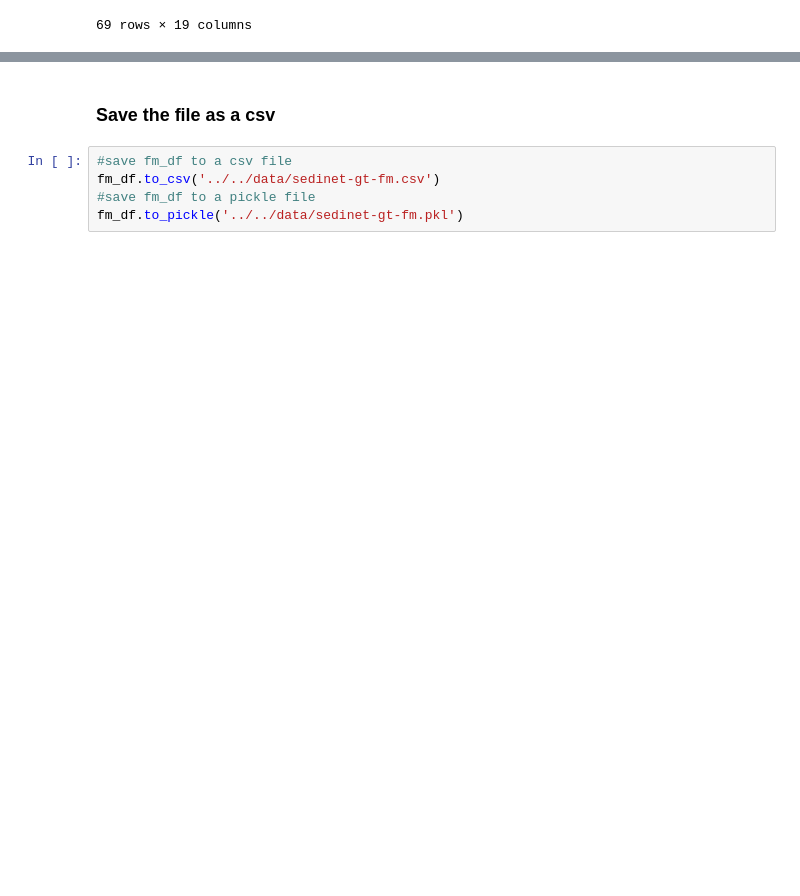
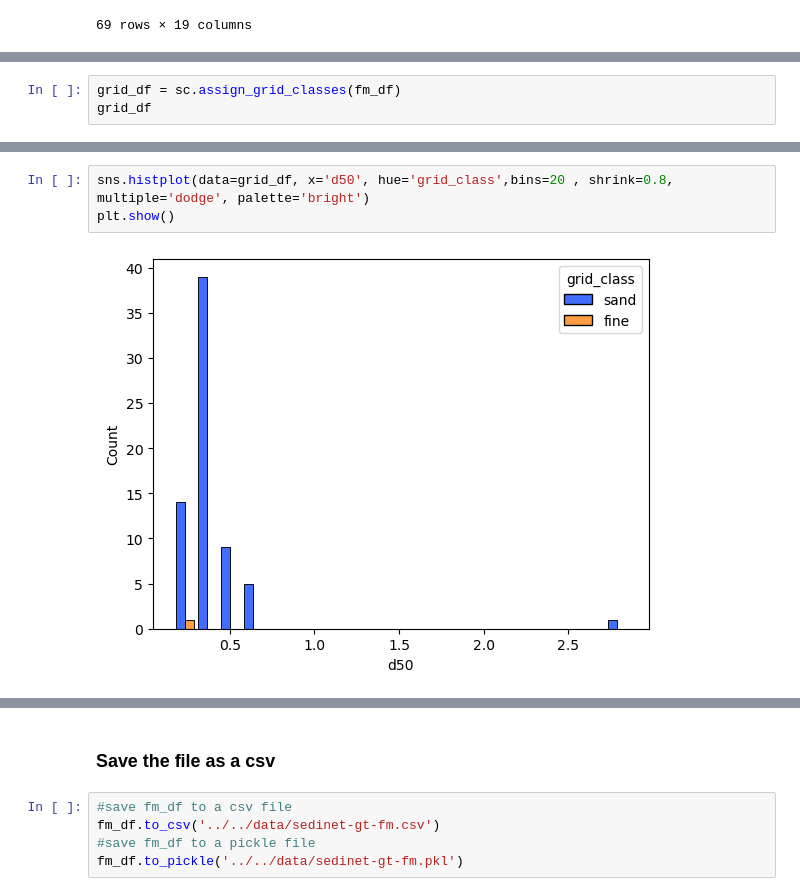
Before and after one commit to BerkeleySandProject/py-sand-mapping, a Jupyter notebook: groundtruths/sedinet/sedinet_gt.ipynb, the cells around one changed output, grey strips where cells are left out. Drawn from its saved outputs; the diff is of its cells as text; blank space fills up the shorter version.

Commit message:
Added the GRID-UNEP recommendations to the sand_classification module

```diff
--- a/groundtruths/sedinet/sedinet_gt.ipynb
+++ b/groundtruths/sedinet/sedinet_gt.ipynb
@@ -607,0 +258,3 @@ fm_df
+# %%
+grid_df = sc.assign_grid_classes(fm_df)
+grid_df
@@ -607,0 +295,5 @@ fm_df
+# %%
+sns.histplot(data=grid_df, x='d50', hue='grid_class',bins=20 , shrink=0.8, multiple='dodge', palette='bright')
+plt.show()
+# %% [output]
+[figure, added]
```
Also changed, not shown: parts of 50 cells of this notebook, 1 other file.
